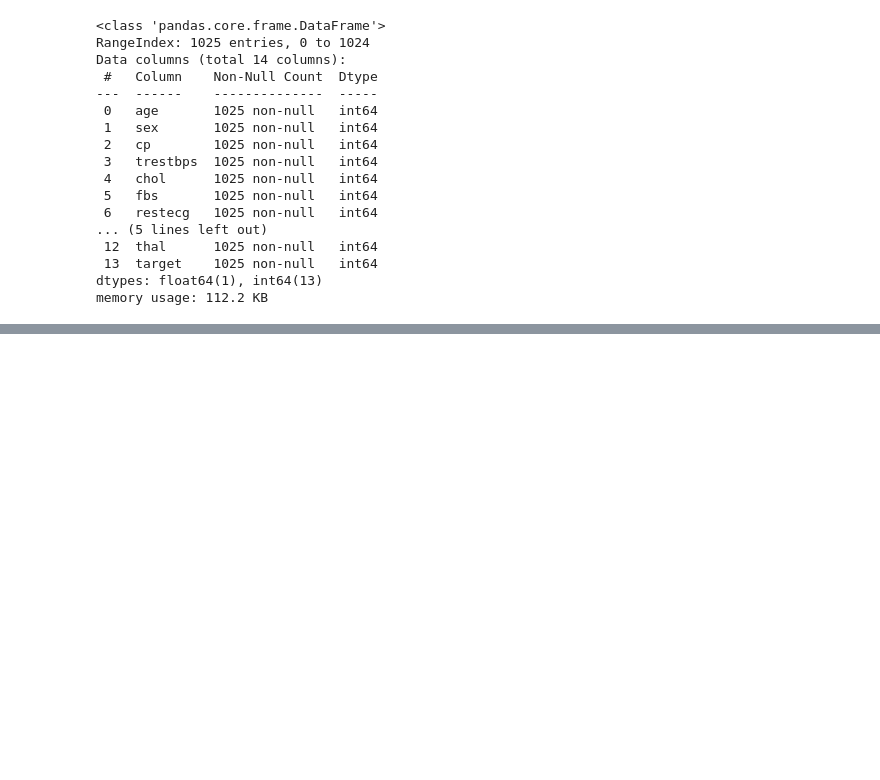
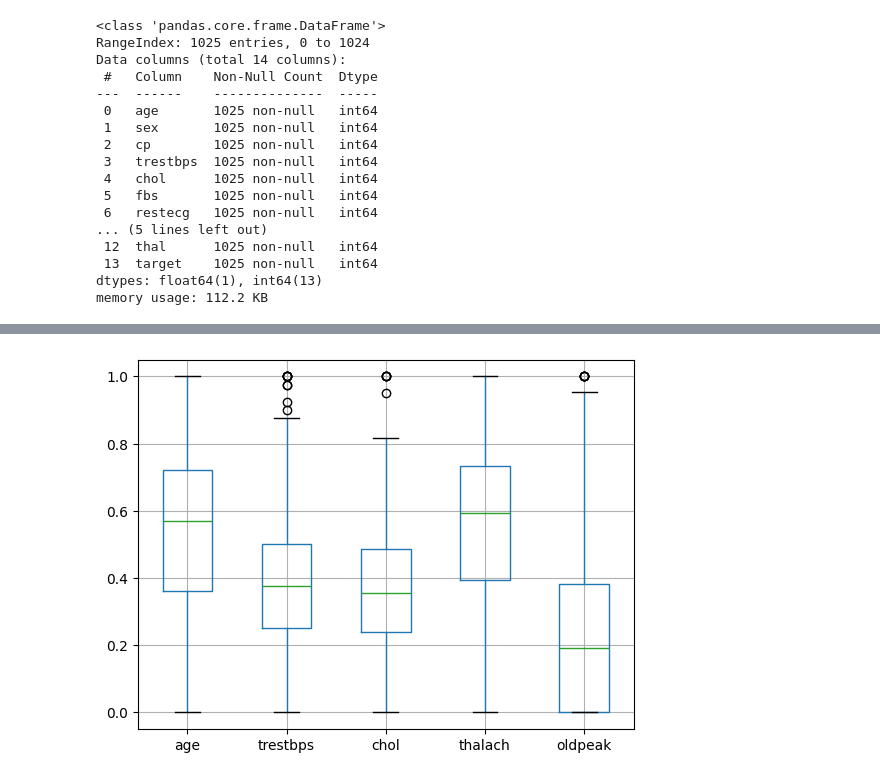
Before and after one commit to amrmausadx/healthcare_heart, a Jupyter notebook: HealthCare_W01_EDA.ipynb, the cells around one changed output, grey strips where cells are left out. Drawn from its saved outputs; the diff is of its cells as text; code cells hidden in the pictures; blank space fills up the shorter version.

```diff
--- a/HealthCare_W01_EDA.ipynb
+++ b/HealthCare_W01_EDA.ipynb
@@ -101,3 +82,0 @@ target: Heart disease diagnosis (1 = disease, 0 = no disease)
-# %%
-# Set plot style
-sns.set(style="whitegrid")
@@ -175,0 +100,6 @@ plt.show()
+# %%
+heart.isnull().sum()
+# List of numerical columns to address
+numerical_columns = ['age', 'trestbps', 'chol', 'thalach', 'oldpeak']
+for col in numerical_columns: # replacing missing with mean for all columns!
+    heart[col] = heart[col].fillna(heart[col].mean())
@@ -175,0 +113,3 @@ plt.show()
+# %%
+heart2 = heart.drop_duplicates()
+heart2.duplicated().sum()
@@ -175,0 +118,2 @@ plt.show()
+# %%
+heart=heart2
@@ -175,0 +152,5 @@ plt.show()
+# %%
+heart.boxplot(column=numerical_columns)
+plt.show()
+# %% [output]
+[figure, added]
```
Also changed, not shown: parts of 37 cells of this notebook, 4 other files.
